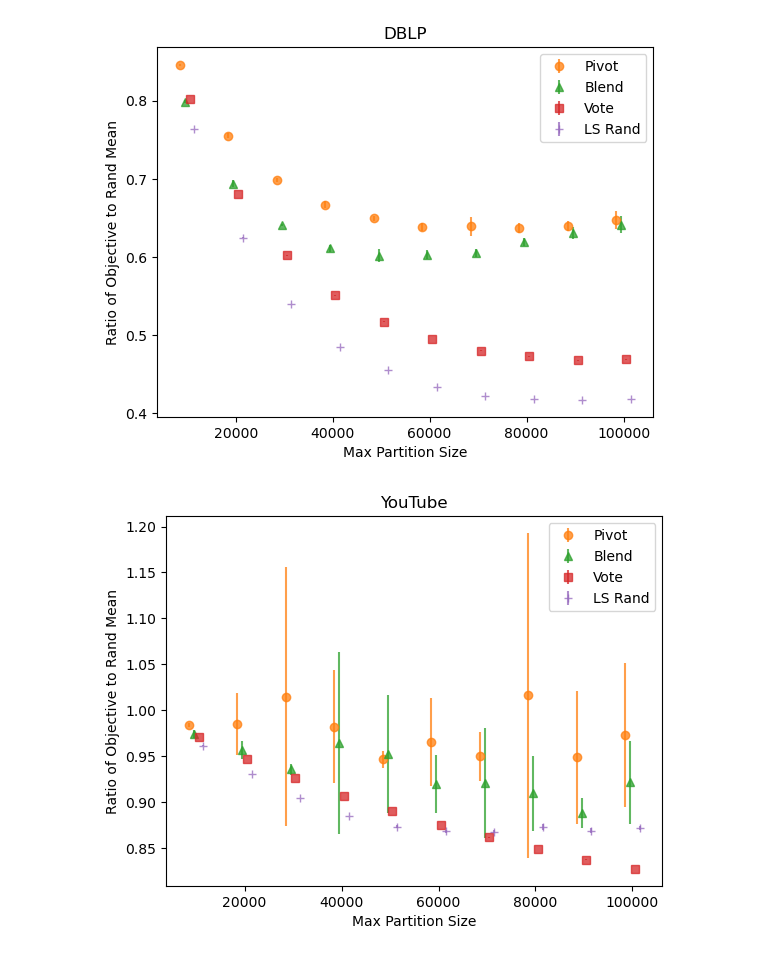
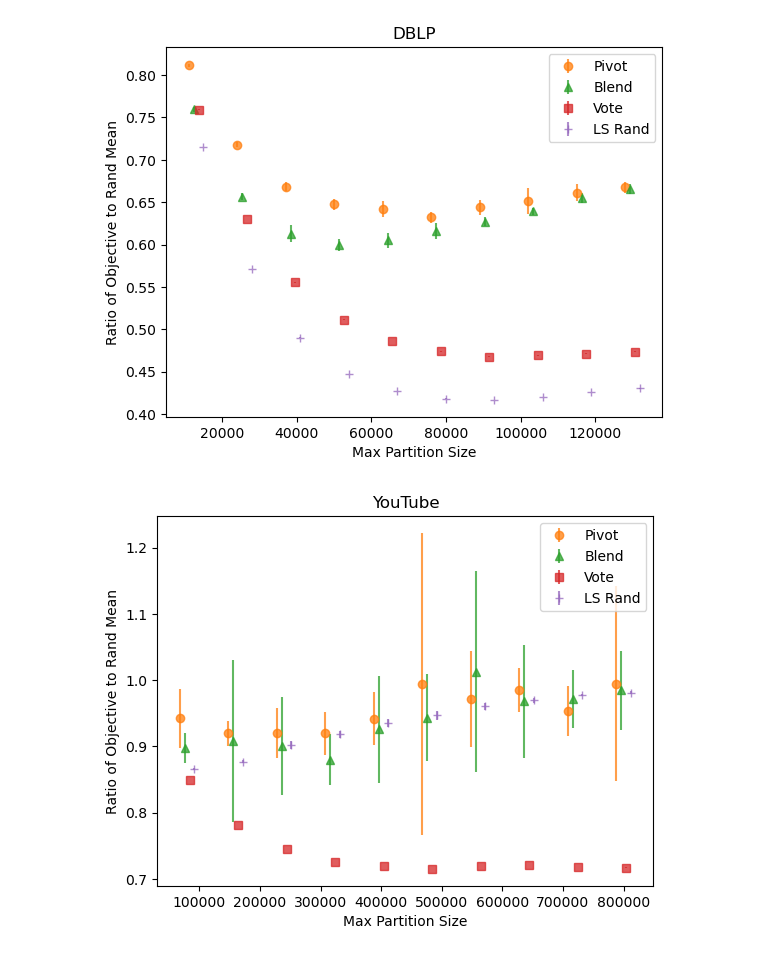
Before and after one commit to cc-conf-sub/size-constrained-cc, a Jupyter notebook: cikm2024_visualization/partition_size_large_sets.ipynb, the cells around one changed output. Cells and saved outputs as stored; diff of their text form; code cells hidden in the pictures.

Commit message:
data update

```diff
--- a/cikm2024_visualization/partition_size_large_sets.ipynb
+++ b/cikm2024_visualization/partition_size_large_sets.ipynb
@@ -109,7 +111,7 @@ plot_scores("orkut", "Orkut")
 # %%
 ### GATHER RESULTS
 
-def plot_relative_scores(data_set, title):
+def plot_relative_scores(data_set, title, step):
     """
     Cluster sizes range from 10 to 100
     """
@@ -119,7 +121,8 @@ def plot_relative_scores(data_set, title):
     vote_scores, vote_times, ls_vote = load_data(data_set, "vote")
     rand_scores, rand_times, ls_rand = load_data(data_set, "ls")
 
-    x_vals = list(range(10000, 100001, 10000))
+    x_vals = [step * i for i in range(1, 11)]
+
 
     # RAND IS BASE LINE, OTHERS ARE FRACTIONS OF PIVOT AVERAGE
 
@@ -150,10 +153,12 @@ def plot_relative_scores(data_set, title):
     # plt.scatter(x_vals, pivot_adjust, label = "Pivot")
     # plt.scatter(x_vals, vote_adjust, label = "Vote")
 
-    rand_x = [x_vals[i] - 1500 for i in range(len(x_vals))]
-    pivot_x = [x_vals[i] - 500 for i in range(len(x_vals))]
-    blend_x = [x_vals[i] + 500 for i in range(len(x_vals))]
-    vote_x = [x_vals[i] + 1500 for i in range(len(x_vals))]
+    offset = (x_vals[1] - x_vals[0]) / 10.0
+
+    rand_x = [x_vals[i] - (1.5 * offset)  for i in range(len(x_vals))]
+    pivot_x = [x_vals[i] - (0.5 * offset) for i in range(len(x_vals))]
+    blend_x = [x_vals[i] + (0.5 * offset) for i in range(len(x_vals))]
+    vote_x = [x_vals[i] + (1.5 * offset) for i in range(len(x_vals))]
 
     plt.errorbar(rand_x, pivot_adjust, pivot_errs, fmt="o", c="C1", label="Pivot", alpha=0.75)
     plt.errorbar(pivot_x, blend_adjust, blend_errs, fmt="^", c="C2", label="Blend", alpha=0.75)
@@ -170,10 +175,9 @@ def plot_relative_scores(data_set, title):
     plt.savefig(f"{data_dir}/{data_set}_rel.png")
     plt.show()
 
-plot_relative_scores("amazon", "Amazon")
-plot_relative_scores("dblp", "DBLP")
-plot_relative_scores("youtube", "YouTube")
-plot_relative_scores("livejournal", "LiveJournal")
-
-plot_relative_scores("orkut", "Orkut")
+plot_relative_scores("amazon", "Amazon", 14000)
+plot_relative_scores("dblp", "DBLP", 13000)
+plot_relative_scores("youtube", "YouTube", 80000)
+plot_relative_scores("livejournal", "LiveJournal", 180000)
+plot_relative_scores("orkut", "Orkut", 65000)
 # %% [output]
@@ -181,2 +185,2 @@ plot_relative_scores("orkut", "Orkut")
-[figure, old version]
+[figure, new version]
-[figure, old version]
+[figure, new version]
```
Also changed, not shown: parts of 4 cells of this notebook, 20 other files.
